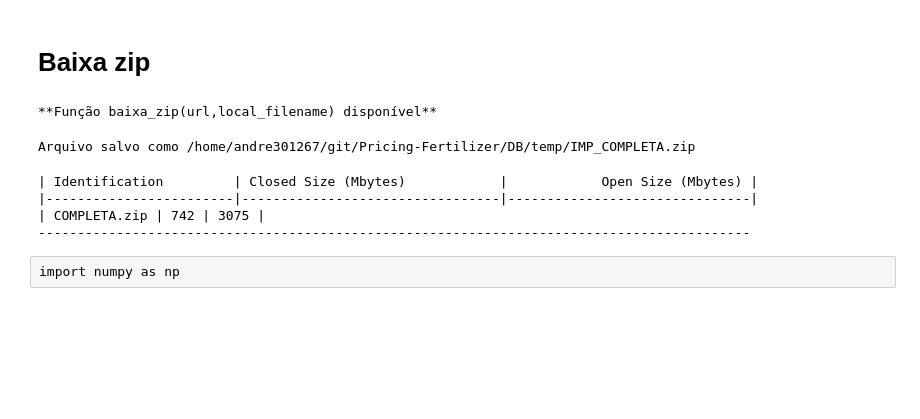
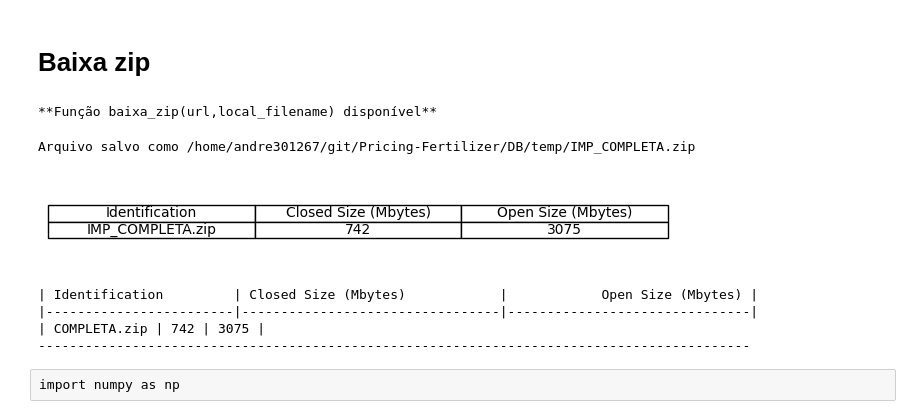
Before and after one commit to AndreCoutinhoBueno/Pricing-Fertilizer, a Jupyter notebook: codes/extração/Comexstat/IMP_NCM/Baixa_Extrai.ipynb, the cells around one changed output. Saved outputs shown, nothing was run; the diff lists cells and outputs as text; code cells hidden in the pictures; blank space fills up the shorter version.

```diff
--- a/codes/extração/Comexstat/IMP_NCM/Baixa_Extrai.ipynb
+++ b/codes/extração/Comexstat/IMP_NCM/Baixa_Extrai.ipynb
@@ -17,26 +17,40 @@ Arquivo salvo como /home/andre301267/git/Pricing-Fertilizer/DB/temp/IMP_COMPLETA
 # %%
 import os
 import zipfile
 
 # Get the file size in bytes
 file_size_closed = os.path.getsize(local_filename)
 
 # Assuming the file is a zip, get the size of the uncompressed content
 
 with zipfile.ZipFile(local_filename, 'r') as zip_ref:
     file_size_open = sum([zinfo.file_size for zinfo in zip_ref.infolist()])
 
 # Create a markdown table
 markdown_content = f"""
 | Identification         | Closed Size (Mbytes)            |            Open Size (Mbytes) |
 |------------------------|---------------------------------|-------------------------------|
 | {local_filename[-12:]} | {round(file_size_closed/10**6)} | {round(file_size_open/10**6)} |
 -------------------------------------------------------------------------------------------
 """
+import matplotlib.pyplot as plt
 
-# Save the markdown content to a file
-with open('/home/andre301267/git/Pricing-Fertilizer/DB/temp/file_info.md', 'w') as md_file:
-    md_file.write(markdown_content)
+# Create a figure and axis
+fig, ax = plt.subplots(figsize=(8, 1))
+
+# Hide the axes
+ax.axis('off')
+
+# Create the table
+table = ax.table(cellText=[["Identification", "Closed Size (Mbytes)", "Open Size (Mbytes)"],
+                           [local_filename[-16:], round(file_size_closed/10**6), round(file_size_open/10**6)]],
+                 colLabels=None, cellLoc='center', loc='center')
+
+# Save the table as an image
+plt.savefig('/home/andre301267/git/Pricing-Fertilizer/DB/temp/file_info.png'\
+            , bbox_inches='tight', dpi=300)
+# %% [output]
+[figure, added]
 # %%
 print(markdown_content)
 # %% [output]
```
Also changed, not shown: parts of 1 cell of this notebook.
